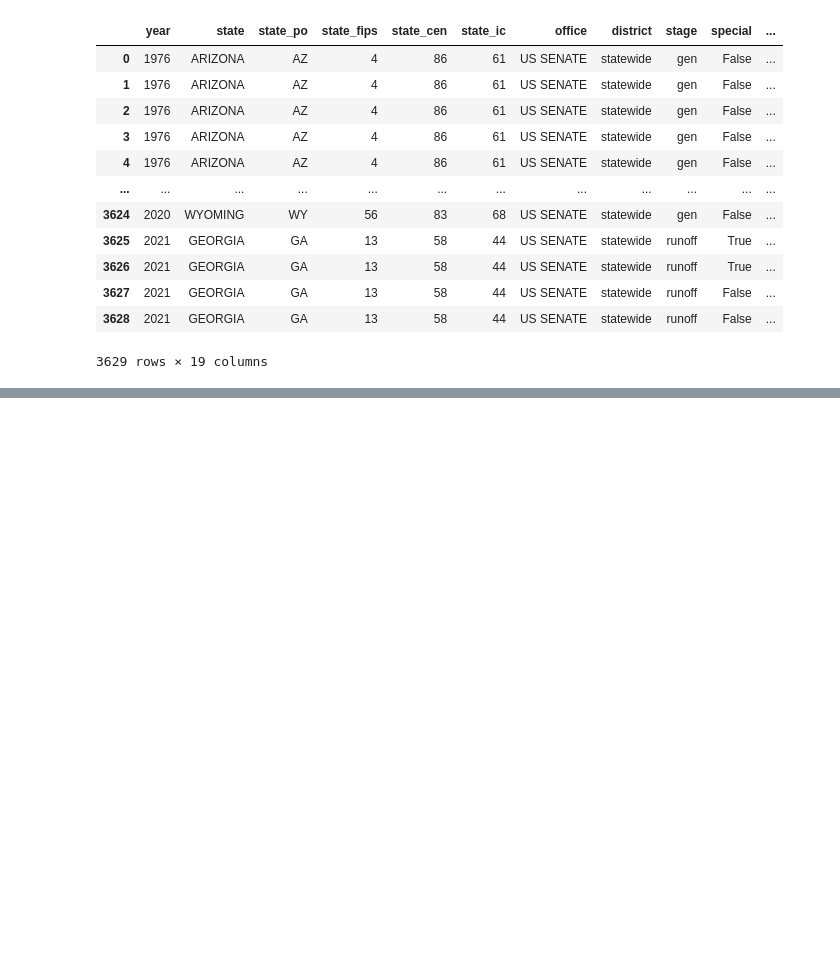
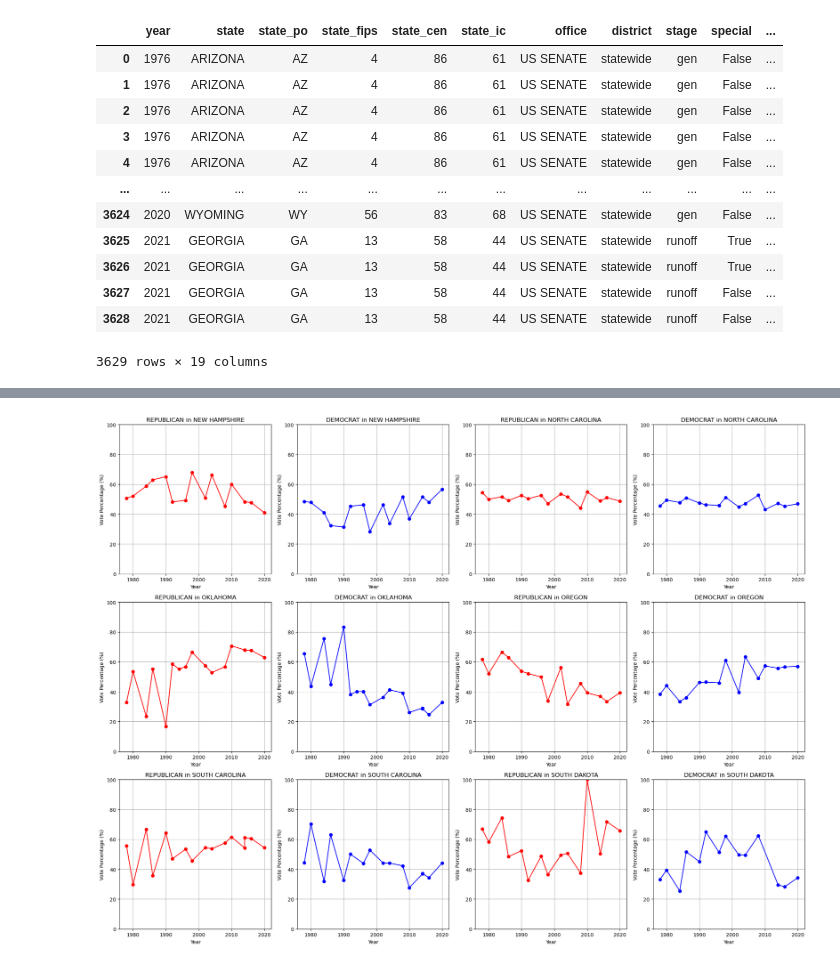
Before and after one commit to alanroyce20102003/bt5240, a Jupyter notebook: main.ipynb, the cells around one changed output, grey strips where cells are left out. Cells and saved outputs as stored; diff of their text form; code cells hidden in the pictures; blank space fills up the shorter version.

Commit message:
Update main.ipynb
made a subset of the data in the main.ipynb file

```diff
--- a/main.ipynb
+++ b/main.ipynb
@@ -55,0 +33,5 @@ KeyError: 0
+# %%
+# Filter data for specific states
+selected_states = ['NEW HAMPSHIRE', 'NORTH CAROLINA', 'OKLAHOMA', 'OREGON', 'SOUTH CAROLINA', 'SOUTH DAKOTA']
+filtered_df = df[df['state'].isin(selected_states)]
+filtered_df
@@ -55,0 +52,36 @@ KeyError: 0
+# %%
+states = filtered_df['state'].unique()
+party_order = ['REPUBLICAN', 'DEMOCRAT']
+colors = {'REPUBLICAN': 'red', 'DEMOCRAT': 'blue'}
+
+num_plots = len(states) * len(party_order)
+cols = 4  # Number of columns in the grid
+rows = math.ceil(num_plots / cols)
+
+fig, axes = plt.subplots(rows, cols, figsize=(20, rows * 5))
+axes = axes.flatten()
+
+plot_index = 0
+for state in states:
+    for party in party_order:
+        state_party_data = df[(df['state'] == state) & (df['party_simplified'] == party)]
+        state_party_data = state_party_data[state_party_data['writein'] == False]
+
+        if not state_party_data.empty:
+            ax = axes[plot_index]
+            ax.plot(state_party_data['year'], state_party_data['candidatevotes'] / state_party_data['totalvotes'] * 100, marker='o', color=colors[party])
+            ax.set_title(f'{party} in {state}')
+            ax.set_xlabel('Year')
+            ax.set_ylabel('Vote Percentage (%)')
+            ax.set_ylim(0, 100)
+            ax.grid(True)
+            plot_index += 1
+
+# Hide unused subplots
+for i in range(plot_index, len(axes)):
+    fig.delaxes(axes[i])
+
+plt.tight_layout()
+plt.show()
+# %% [output]
+[figure, added]
```
Also changed, not shown: parts of 8 cells of this notebook.
